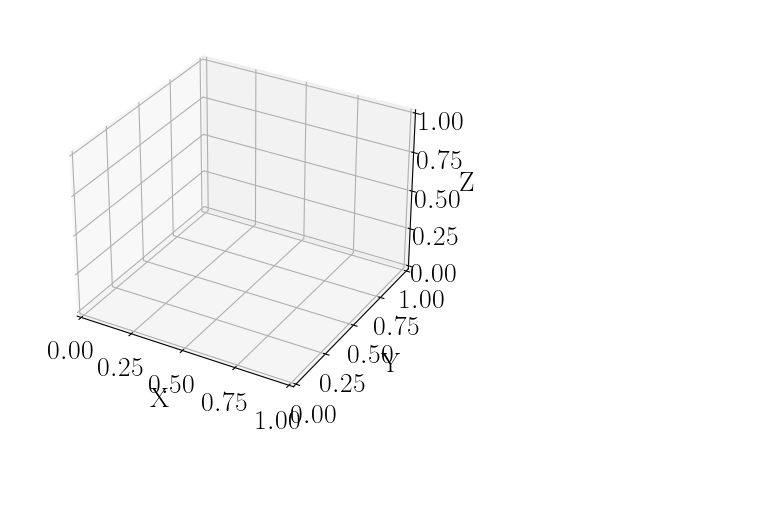
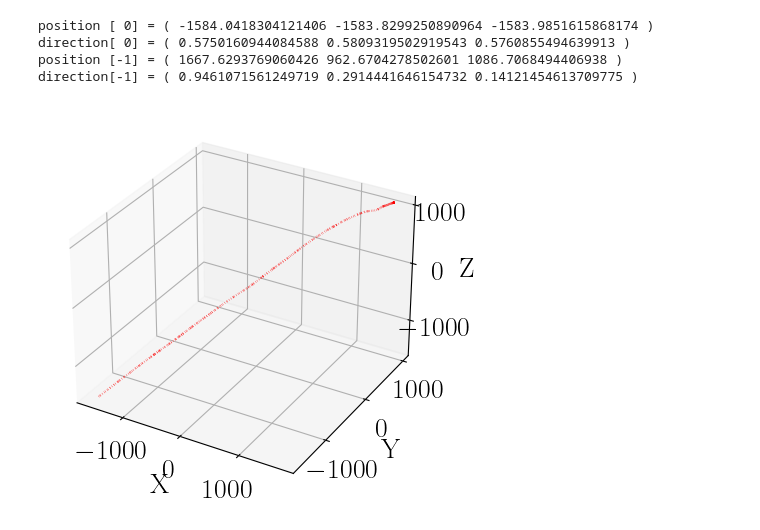
Before and after one commit to Noah-Everett/DSPS-Detector, a Jupyter notebook: analysis/preliminary.ipynb, the cells around one changed output. Drawn from its saved outputs; the diff is of its cells as text; code cells hidden in the pictures; blank space fills up the shorter version.

```diff
--- a/analysis/preliminary.ipynb
+++ b/analysis/preliminary.ipynb
@@ -49,13 +57,13 @@ print(tree_names)
 # %%
 hits_list_library = {}
 hits_hist_library = {}
-for name in histogram_names:
+for name in tqdm.tqdm(histogram_names):
     # Get the histogram from the ROOT file
     histogram = file_input_pyroot.Get(name)
 
     # Get the number of bins in the X and Y directions
-    n_bins_x = histogram.GetNbinsX()
-    n_bins_y = histogram.GetNbinsY()
+    n_bins_x = histogram.GetNbinsX() // 4
+    n_bins_y = histogram.GetNbinsY() // 4
 
     # Create NumPy arrays to store the bin contents and edges
     values = np.zeros((n_bins_x, n_bins_y))
@@ -79,6 +87,6 @@ for name in histogram_names:
                         (y_edges[j] + (y_edges[j + 1] - y_edges[j]) / 2, x_edges[i] + (x_edges[i + 1] - x_edges[i]) / 2)
                     )
 
-    print(name,hits)
+    # print(name,hits)
     hits_list_library[name] = hits
     hits_hist_library[name] = values
@@ -136,7 +236,7 @@ fig.show()
 tree_library = {}
 tree_branch_library = {}
 branch_data = {}
-for name in tree_names:
+for name in tqdm.tqdm(tree_names):
     tree_library[name] = file_input_uproot[name]
     tree_branch_library[name] = tree_library[name].keys()
     for key in tree_branch_library[name]:
@@ -144,25 +244,37 @@ for name in tree_names:
 # %%
 # %matplotlib qt
 # %%
-primary_position_x  = np.array(branch_data['primary_position_x'])
-primary_position_y  = np.array(branch_data['primary_position_y'])
-primary_position_z  = np.array(branch_data['primary_position_z'])
-primary_direction_x = np.array(branch_data['primary_direction_x'])
-primary_direction_y = np.array(branch_data['primary_direction_y'])
-primary_direction_z = np.array(branch_data['primary_direction_z'])
+primary_pdg         = np.array(branch_data['primary_pdg'])
+pdg = 13
+
+primary_position_x  = np.array(branch_data['primary_position_x'][primary_pdg == pdg])
+primary_position_y  = np.array(branch_data['primary_position_y'][primary_pdg == pdg])
+primary_position_z  = np.array(branch_data['primary_position_z'][primary_pdg == pdg])
+primary_direction_x = np.array(branch_data['primary_direction_x'][primary_pdg == pdg])
+primary_direction_y = np.array(branch_data['primary_direction_y'][primary_pdg == pdg])
+primary_direction_z = np.array(branch_data['primary_direction_z'][primary_pdg == pdg])
+
+print('position [ 0] = (',primary_position_x[0], primary_position_y[0], primary_position_z[0],')')
+print('direction[ 0] = (',primary_direction_x[0], primary_direction_y[0], primary_direction_z[0],')')
+print('position [-1] = (',primary_position_x[-1], primary_position_y[-1], primary_position_z[-1],')')
+print('direction[-1] = (',primary_direction_x[-1], primary_direction_y[-1], primary_direction_z[-1],')')
 
 fig = plt.figure()
 ax = fig.add_subplot(111, projection='3d')
 ax.quiver(primary_position_x , primary_position_y , primary_position_z ,
           primary_direction_x, primary_direction_y, primary_direction_z,
-          length=0.1, color='red')
+          length=3.0, color='red')
 ax.set_xlabel('X')
 ax.set_ylabel('Y')
 ax.set_zlabel('Z')
 
 plt.show()
 # %% [output]
+position [ 0] = ( -1584.0418304121406 -1583.8299250890964 -1583.9851615868174 )
+direction[ 0] = ( 0.5750160944084588 0.5809319502919543 0.5760855494639913 )
+position [-1] = ( 1667.6293769060426 962.6704278502601 1086.7068494406938 )
+direction[-1] = ( 0.9461071561249719 0.2914441646154732 0.14121454613709775 )
-[figure, old version]
+[figure, new version]
 # %%
 # Extract the data for photon_process and photon_volume
 photon_process = branch_data['photon_process']
```
Also changed, not shown: parts of 14 cells of this notebook, 31 other files.
